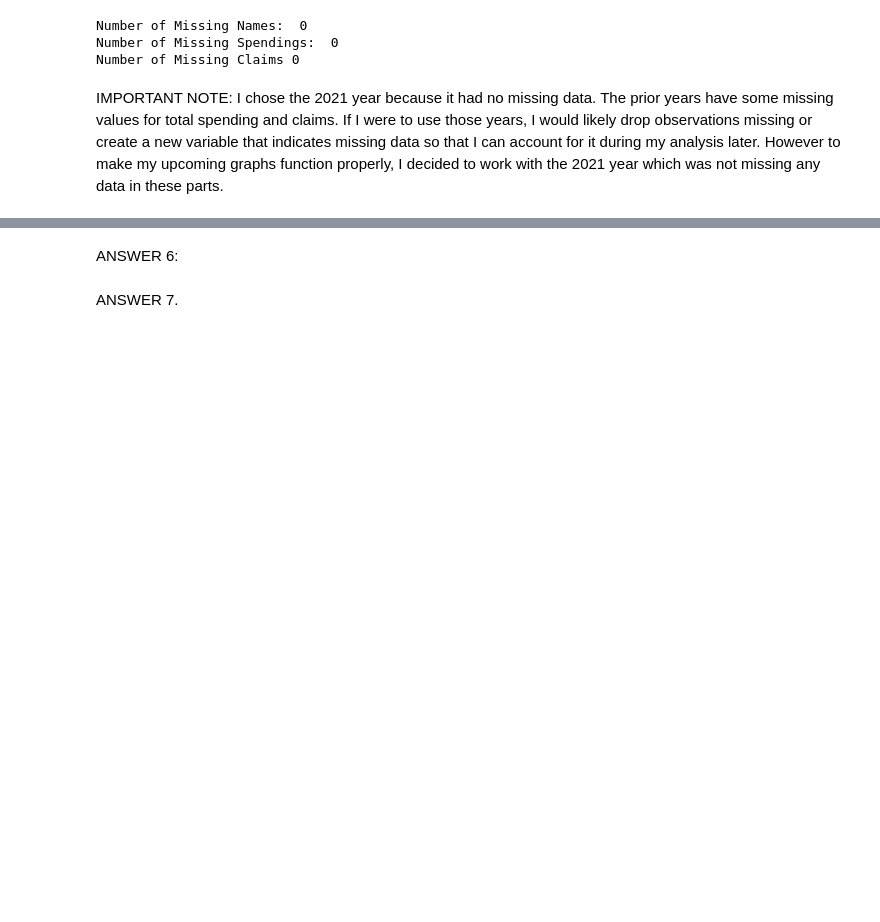
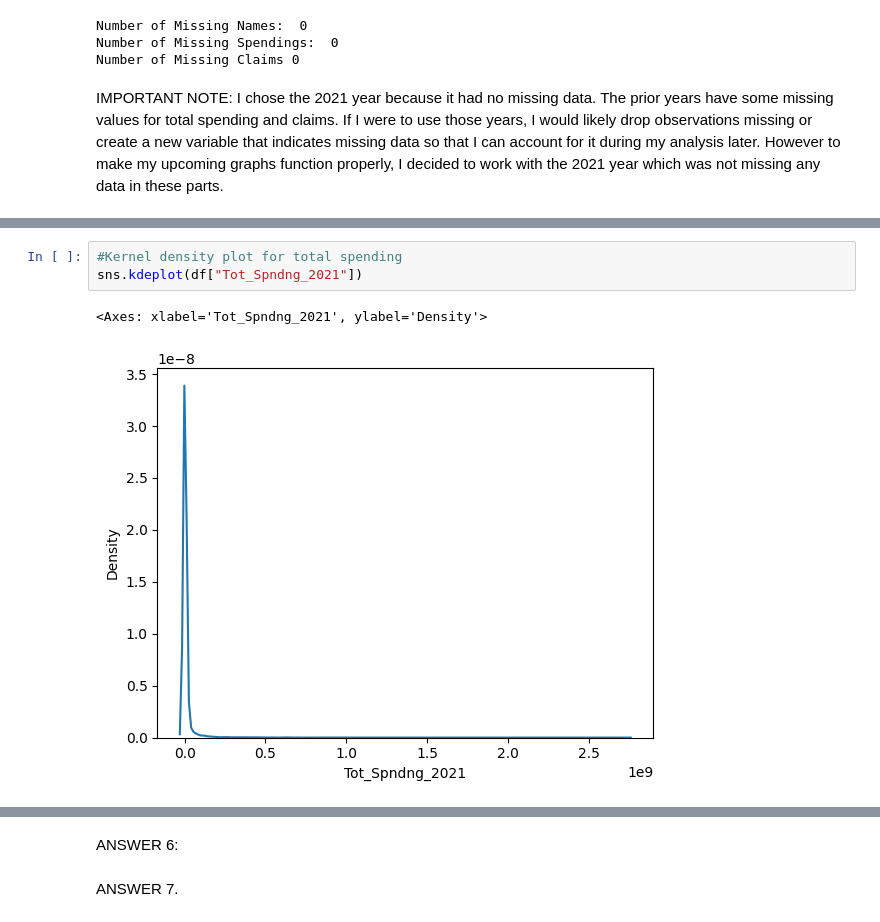
Before and after one commit to Zach-Russell/visualization, a Jupyter notebook: assignment/assignment.ipynb, the cells around one changed output, grey strips where cells are left out. Saved outputs shown, nothing was run; the diff lists cells and outputs as text; blank space fills up the shorter version.

```diff
--- a/assignment/assignment.ipynb
+++ b/assignment/assignment.ipynb
@@ -313,0 +331,6 @@ ANSWER: 5.
+# %%
+#Kernel density plot for total spending
+sns.kdeplot(df["Tot_Spndng_2021"])
+# %% [output]
+<Axes: xlabel='Tot_Spndng_2021', ylabel='Density'>
+[figure, added]
```
Also changed, not shown: parts of 12 cells of this notebook.
